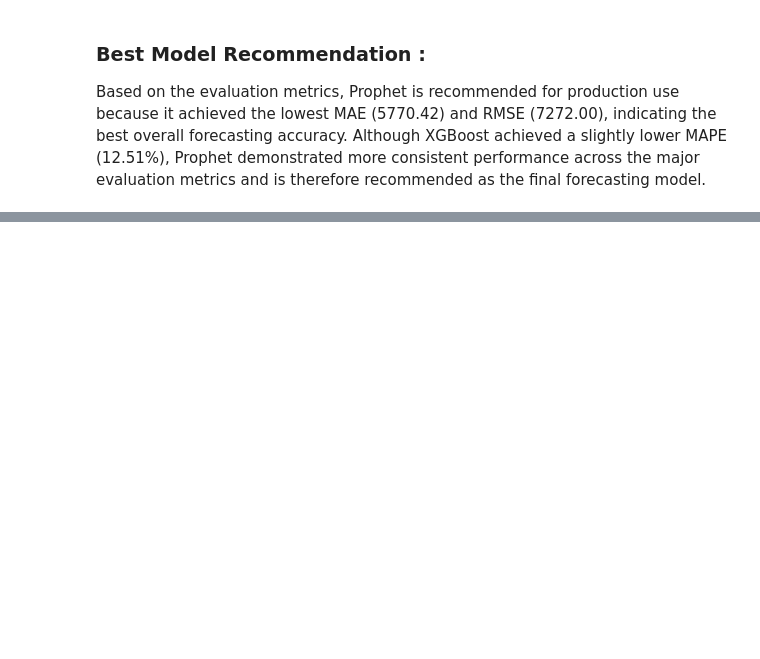
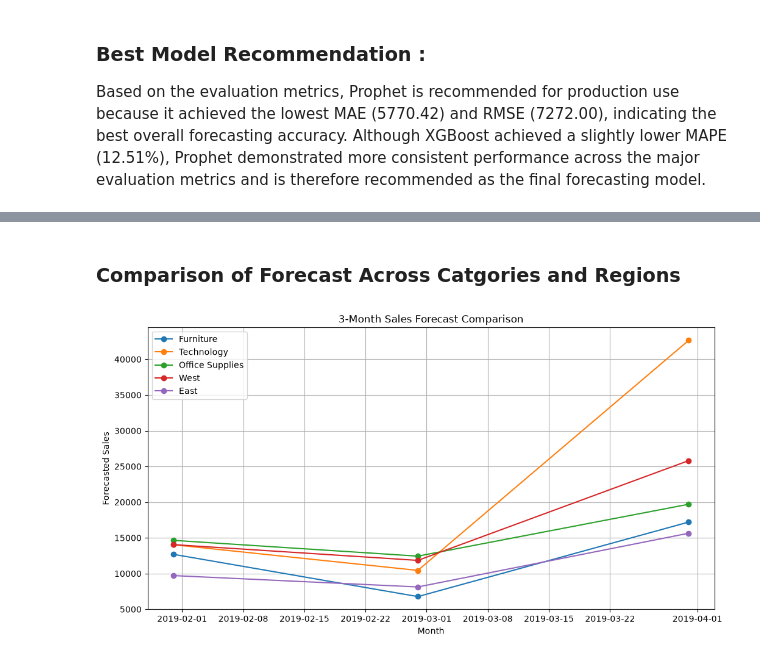
Before and after one commit to Sumit-342/sales-forecasting-dashboard, a Jupyter notebook: analysis.ipynb, the cells around one changed output, grey strips where cells are left out. Cells and saved outputs as stored; diff of their text form; code cells hidden in the pictures; blank space fills up the shorter version.

```diff
--- a/analysis.ipynb
+++ b/analysis.ipynb
@@ -748,0 +1158,8 @@ Based on the evaluation metrics, Prophet is recommended for production use becau
+# %%
+furniture_forecast = forecast_segment(
+    sales_df,
+    "Category",
+    "Furniture"
+)
+
+furniture_forecast[["ds", "yhat"]].tail(3)
@@ -748,0 +1239,50 @@ Based on the evaluation metrics, Prophet is recommended for production use becau
+# %% [markdown]
+### Comparison of Forecast Across Catgories and Regions
+# %%
+plt.figure(figsize=(12,6))
+
+plt.plot(
+    furniture_forecast["ds"].tail(3),
+    furniture_forecast["yhat"].tail(3),
+    marker="o",
+    label="Furniture"
+)
+
+plt.plot(
+    technology_forecast["ds"].tail(3),
+    technology_forecast["yhat"].tail(3),
+    marker="o",
+    label="Technology"
+)
+
+plt.plot(
+    office_forecast["ds"].tail(3),
+    office_forecast["yhat"].tail(3),
+    marker="o",
+    label="Office Supplies"
+)
+
+plt.plot(
+    west_forecast["ds"].tail(3),
+    west_forecast["yhat"].tail(3),
+    marker="o",
+    label="West"
+)
+
+plt.plot(
+    east_forecast["ds"].tail(3),
+    east_forecast["yhat"].tail(3),
+    marker="o",
+    label="East"
+)
+
+plt.title("3-Month Sales Forecast Comparison")
+plt.xlabel("Month")
+plt.ylabel("Forecasted Sales")
+plt.legend()
+
+plt.grid(True)
+
+plt.show()
+# %% [output]
+[figure, added]
```
Also changed, not shown: parts of 63 cells of this notebook.
